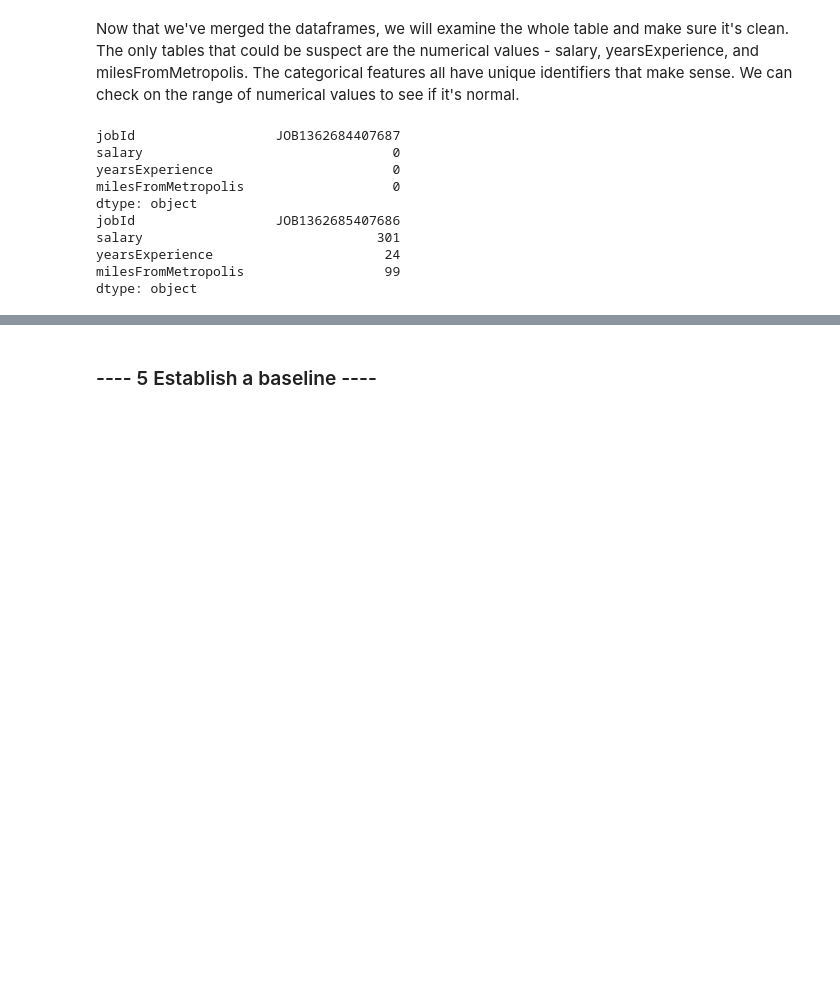
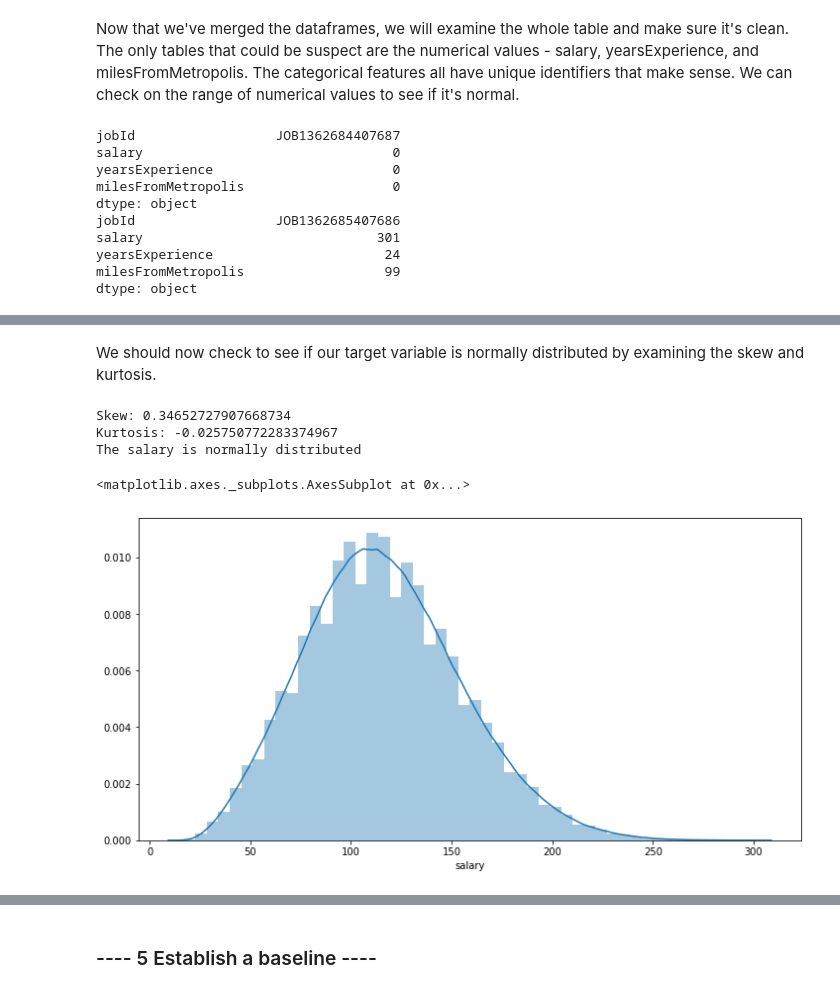
Before and after one commit to kevinodata/salary_predictions_portfolio, a Jupyter notebook: first_project.ipynb, the cells around one changed output, grey strips where cells are left out. Saved outputs shown, nothing was run; the diff lists cells and outputs as text; code cells hidden in the pictures; blank space fills up the shorter version.

```diff
--- a/first_project.ipynb
+++ b/first_project.ipynb
@@ -45,4 +46,5 @@ def min_and_max(df, axis=1):
 # For cleaning our data to remove $0 salaries
 def clean_this(df):
     clean_this = df[df.salary>0]
-    return clean_this
+    cleaned_df = clean_this.reset_index(drop=True)
+    return cleaned_df
@@ -184,0 +194,3 @@ dtype: object
+# %%
+model_train_data = clean_this(train_data)
+model_train_data.tail()
@@ -184,0 +235,3 @@ dtype: object
+# %%
+model_train_data.drop('jobId', axis=1, inplace=True)
+model_train_data.head()
@@ -184,0 +245,20 @@ dtype: object
+# %% [markdown]
+We should now check to see if our target variable is normally distributed by examining the skew and kurtosis.
+# %%
+print('Skew:', model_train_data['salary'].skew())
+print('Kurtosis:', model_train_data['salary'].kurt())
+
+if -0.5 <= model_train_data['salary'].skew() <= 0.5 and -1 <= model_train_data['salary'].kurt() <= 1:
+    print('The salary is normally distributed')
+else:
+    print('The salary is not normally distributed')
+# %% [output]
+Skew: 0.34652727907668734
+Kurtosis: -0.025750772283374967
+The salary is normally distributed
+# %%
+plt.figure(figsize=(12,6))
+sns.distplot(model_train_data['salary'])
+# %% [output]
+<matplotlib.axes._subplots.AxesSubplot at 0x...>
+[figure, added]
```
Also changed, not shown: parts of 33 cells of this notebook.
